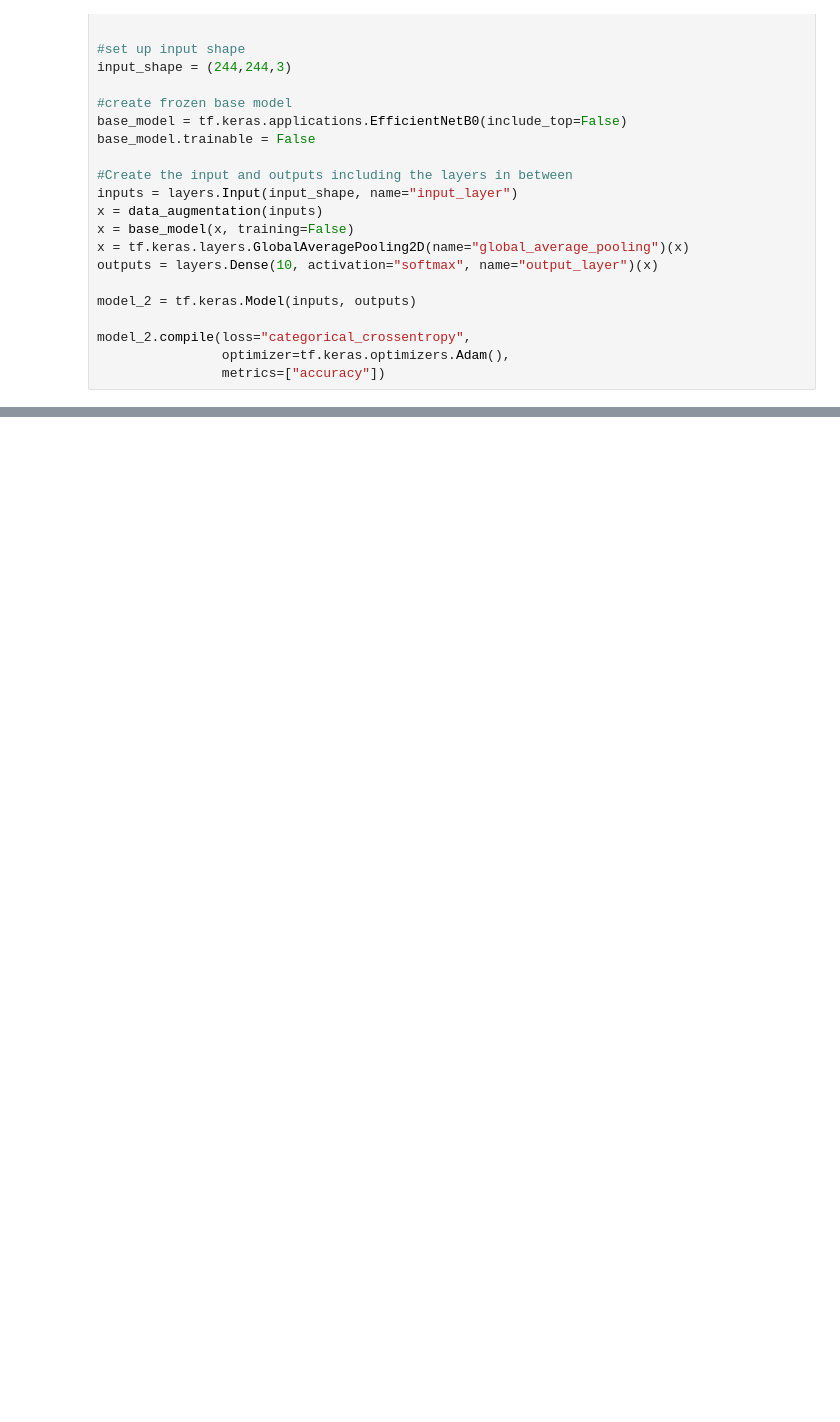
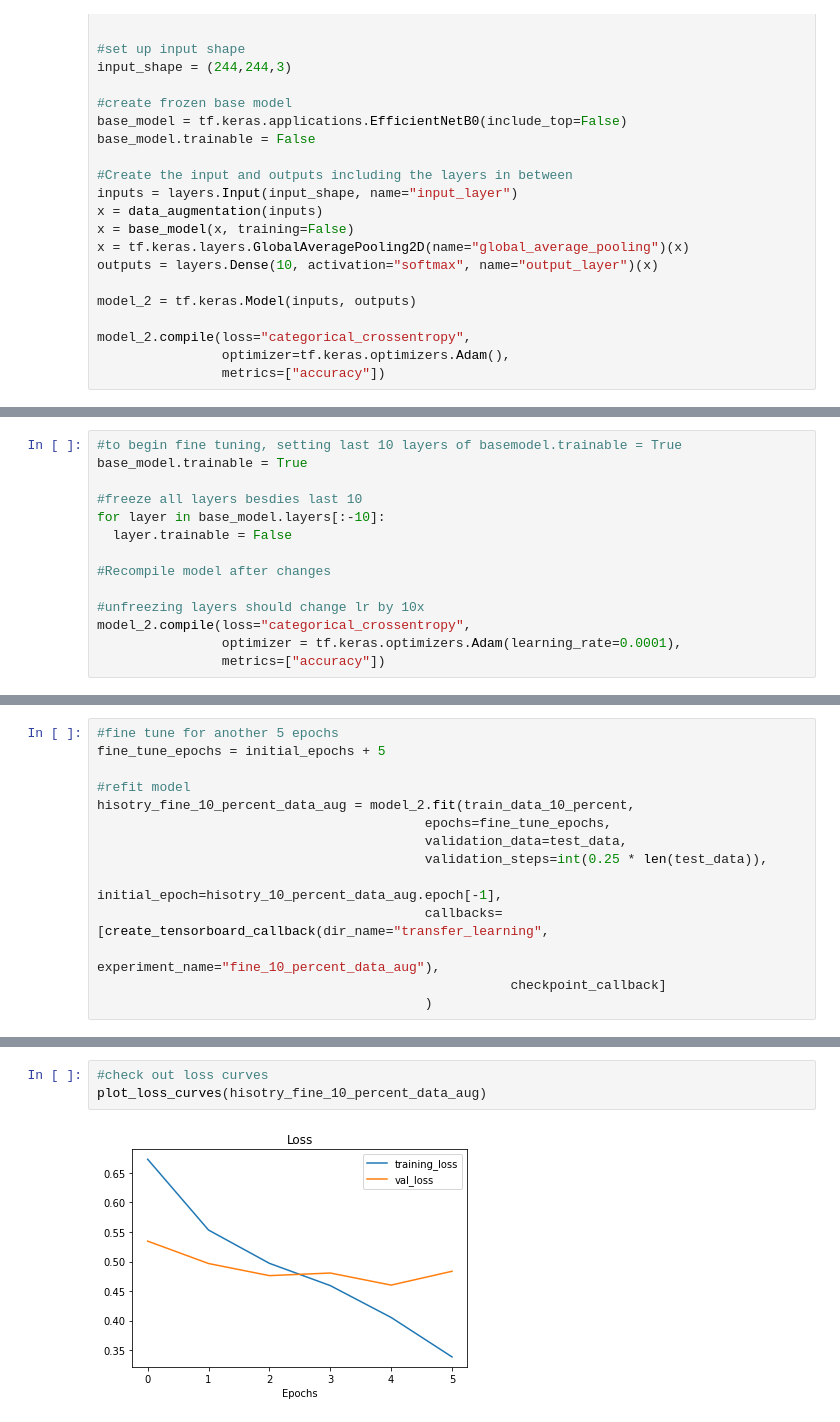
Before and after one commit to JacksonLeb/tensorflow_learning, a Jupyter notebook: 05_transfer_learning_fine_tuning.ipynb, the cells around one changed output, grey strips where cells are left out. Drawn from its saved outputs; the diff is of its cells as text; blank space fills up the shorter version.

Commit message:
Fine tuning full

```diff
--- a/05_transfer_learning_fine_tuning.ipynb
+++ b/05_transfer_learning_fine_tuning.ipynb
@@ -503,0 +643,14 @@ model_2.compile(loss="categorical_crossentropy",
+# %%
+#to begin fine tuning, setting last 10 layers of basemodel.trainable = True
+base_model.trainable = True
+
+#freeze all layers besdies last 10
+for layer in base_model.layers[:-10]:
+  layer.trainable = False
+
+#Recompile model after changes
+
+#unfreezing layers should change lr by 10x
+model_2.compile(loss="categorical_crossentropy",
+                optimizer = tf.keras.optimizers.Adam(learning_rate=0.0001),
+                metrics=["accuracy"])
@@ -503,0 +683,14 @@ model_2.compile(loss="categorical_crossentropy",
+# %%
+#fine tune for another 5 epochs
+fine_tune_epochs = initial_epochs + 5
+
+#refit model
+hisotry_fine_10_percent_data_aug = model_2.fit(train_data_10_percent,
+                                          epochs=fine_tune_epochs,
+                                          validation_data=test_data,
+                                          validation_steps=int(0.25 * len(test_data)),
+                                          initial_epoch=hisotry_10_percent_data_aug.epoch[-1],
+                                          callbacks=[create_tensorboard_callback(dir_name="transfer_learning",
+                                                                                 experiment_name="fine_10_percent_data_aug"),
+                                                     checkpoint_callback]
+                                          )
@@ -503,0 +722,5 @@ model_2.compile(loss="categorical_crossentropy",
+# %%
+#check out loss curves
+plot_loss_curves(hisotry_fine_10_percent_data_aug)
+# %% [output]
+[figure, added]
```
Also changed, not shown: parts of 58 cells of this notebook.
